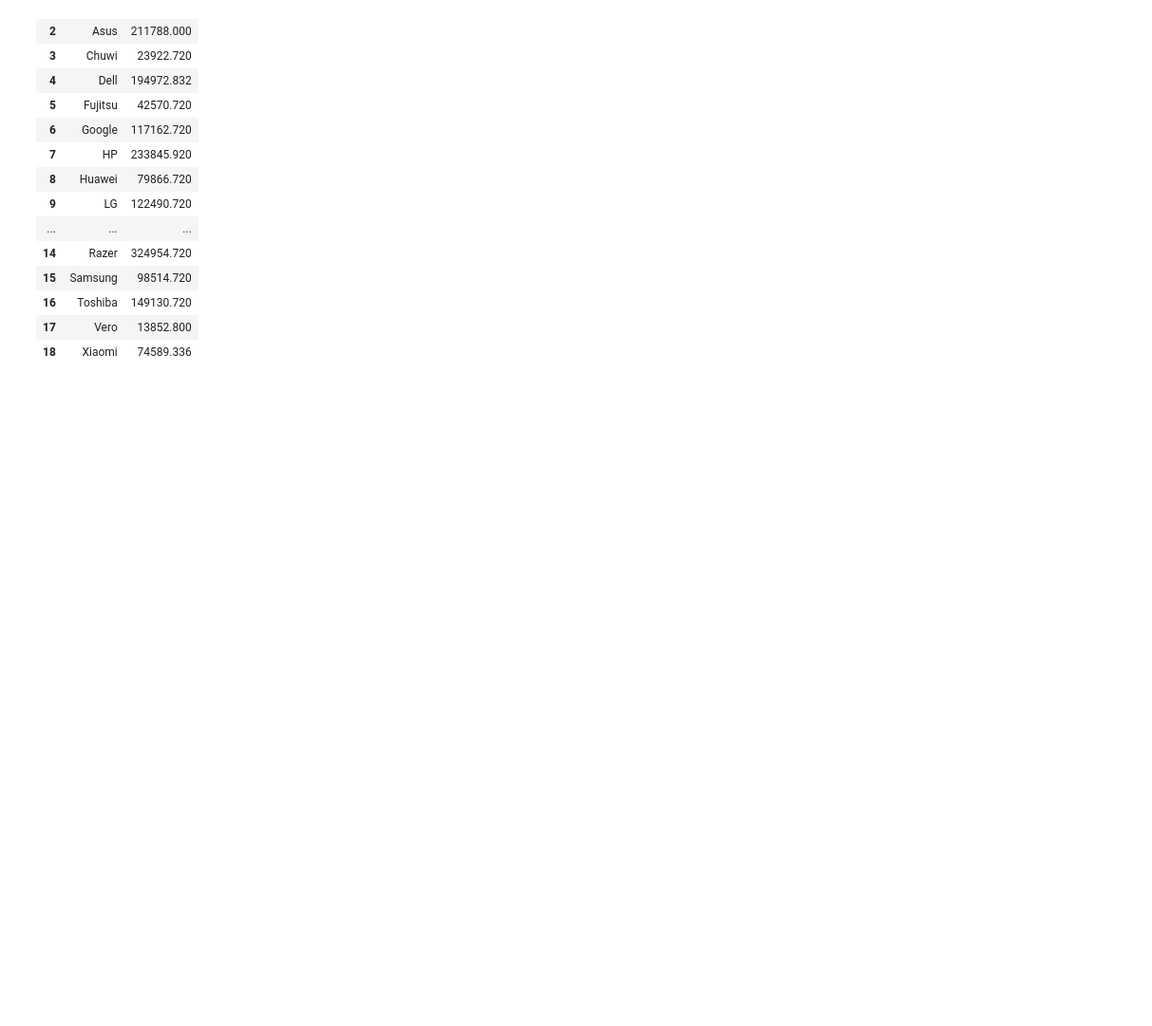
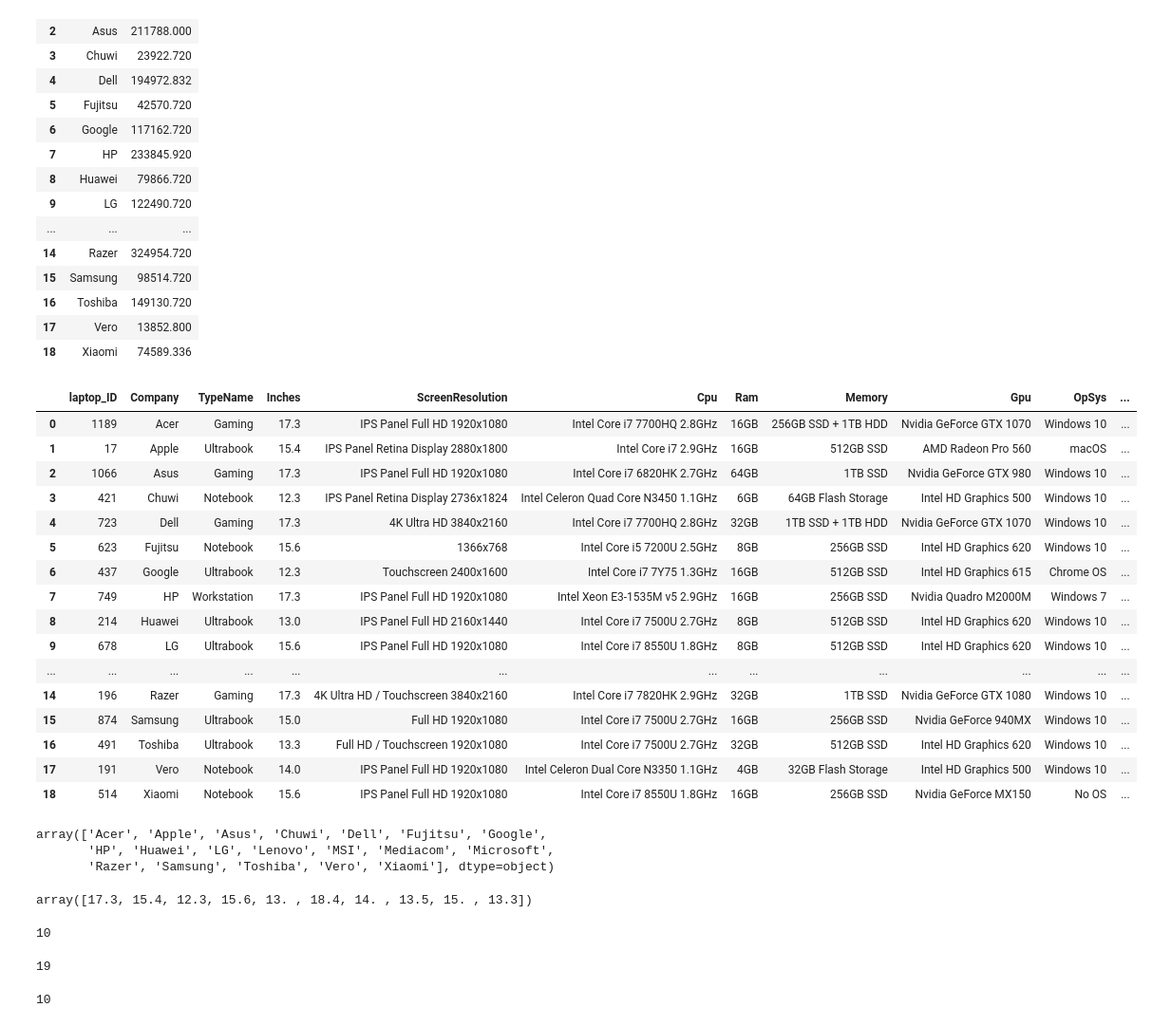
Before and after one commit to DiilaNa/Data_Science_with-Pandas, a Jupyter notebook: Project-1/FilterDataWithPandas.ipynb, the cells around one changed output. Shown: that part at 95% size. Cells and saved outputs as stored; diff of their text form; code cells hidden in the pictures; blank space fills up the shorter version.

Commit message:
Unique() and Nuniaue()

```diff
--- a/Project-1/FilterDataWithPandas.ipynb
+++ b/Project-1/FilterDataWithPandas.ipynb
@@ -508,3 +508,54 @@ df_laptops[['Company','Price']]
 | 16 | Toshiba | 149130.720 |
 | 17 | Vero | 13852.800 |
 | 18 | Xiaomi | 74589.336 |
+# %%
+df_laptops
+# %% [output]
+|  | laptop_ID | Company | TypeName | Inches | ScreenResolution | Cpu | Ram | Memory | Gpu | OpSys | ... |
+| 0 | 1189 | Acer | Gaming | 17.3 | IPS Panel Full HD 1920x1080 | Intel Core i7 7700HQ 2.8GHz | 16GB | 256GB SSD + 1TB HDD | Nvidia GeForce GTX 1070 | Windows 10 | ... |
+| 1 | 17 | Apple | Ultrabook | 15.4 | IPS Panel Retina Display 2880x1800 | Intel Core i7 2.9GHz | 16GB | 512GB SSD | AMD Radeon Pro 560 | macOS | ... |
+| 2 | 1066 | Asus | Gaming | 17.3 | IPS Panel Full HD 1920x1080 | Intel Core i7 6820HK 2.7GHz | 64GB | 1TB SSD | Nvidia GeForce GTX 980 | Windows 10 | ... |
+| 3 | 421 | Chuwi | Notebook | 12.3 | IPS Panel Retina Display 2736x1824 | Intel Celeron Quad Core N3450 1.1GHz | 6GB | 64GB Flash Storage | Intel HD Graphics 500 | Windows 10 | ... |
+| 4 | 723 | Dell | Gaming | 17.3 | 4K Ultra HD 3840x2160 | Intel Core i7 7700HQ 2.8GHz | 32GB | 1TB SSD + 1TB HDD | Nvidia GeForce GTX 1070 | Windows 10 | ... |
+| 5 | 623 | Fujitsu | Notebook | 15.6 | 1366x768 | Intel Core i5 7200U 2.5GHz | 8GB | 256GB SSD | Intel HD Graphics 620 | Windows 10 | ... |
+| 6 | 437 | Google | Ultrabook | 12.3 | Touchscreen 2400x1600 | Intel Core i7 7Y75 1.3GHz | 16GB | 512GB SSD | Intel HD Graphics 615 | Chrome OS | ... |
+| 7 | 749 | HP | Workstation | 17.3 | IPS Panel Full HD 1920x1080 | Intel Xeon E3-1535M v5 2.9GHz | 16GB | 256GB SSD | Nvidia Quadro M2000M | Windows 7 | ... |
+| 8 | 214 | Huawei | Ultrabook | 13.0 | IPS Panel Full HD 2160x1440 | Intel Core i7 7500U 2.7GHz | 8GB | 512GB SSD | Intel HD Graphics 620 | Windows 10 | ... |
+| 9 | 678 | LG | Ultrabook | 15.6 | IPS Panel Full HD 1920x1080 | Intel Core i7 8550U 1.8GHz | 8GB | 512GB SSD | Intel HD Graphics 620 | Windows 10 | ... |
+| ... | ... | ... | ... | ... | ... | ... | ... | ... | ... | ... | ... |
+| 14 | 196 | Razer | Gaming | 17.3 | 4K Ultra HD / Touchscreen 3840x2160 | Intel Core i7 7820HK 2.9GHz | 32GB | 1TB SSD | Nvidia GeForce GTX 1080 | Windows 10 | ... |
+| 15 | 874 | Samsung | Ultrabook | 15.0 | Full HD 1920x1080 | Intel Core i7 7500U 2.7GHz | 16GB | 256GB SSD | Nvidia GeForce 940MX | Windows 10 | ... |
+| 16 | 491 | Toshiba | Ultrabook | 13.3 | Full HD / Touchscreen 1920x1080 | Intel Core i7 7500U 2.7GHz | 32GB | 512GB SSD | Intel HD Graphics 620 | Windows 10 | ... |
+| 17 | 191 | Vero | Notebook | 14.0 | IPS Panel Full HD 1920x1080 | Intel Celeron Dual Core N3350 1.1GHz | 4GB | 32GB Flash Storage | Intel HD Graphics 500 | Windows 10 | ... |
+| 18 | 514 | Xiaomi | Notebook | 15.6 | IPS Panel Full HD 1920x1080 | Intel Core i7 8550U 1.8GHz | 16GB | 256GB SSD | Nvidia GeForce MX150 | No OS | ... |
+# %%
+# -------------Unique() and nunique()------------------------
+#----------------Unique()------
+# get unique elements in the company column (return an array)
+df_laptops['Company'].unique()
+# %% [output]
+array(['Acer', 'Apple', 'Asus', 'Chuwi', 'Dell', 'Fujitsu', 'Google',
+       'HP', 'Huawei', 'LG', 'Lenovo', 'MSI', 'Mediacom', 'Microsoft',
+       'Razer', 'Samsung', 'Toshiba', 'Vero', 'Xiaomi'], dtype=object)
+# %%
+# get unique elements in Inches Column
+df_laptops['Inches'].unique()
+# %% [output]
+array([17.3, 15.4, 12.3, 15.6, 13. , 18.4, 14. , 13.5, 15. , 13.3])
+# %%
+# get the length of unique elements
+len(df_laptops['Inches'].unique())
+# %% [output]
+10
+# %%
+#------nunique()-----------------Return number of unique elements in the Object (Excludes NA values by default)
+
+# get number of unique elements in the "Company" column
+df_laptops['Company'].nunique()
+# %% [output]
+19
+# %%
+# get number of unique elements in the "Inches" column
+df_laptops['Inches'].nunique()
+# %% [output]
+10
```
Also changed, not shown: 1 other file.
